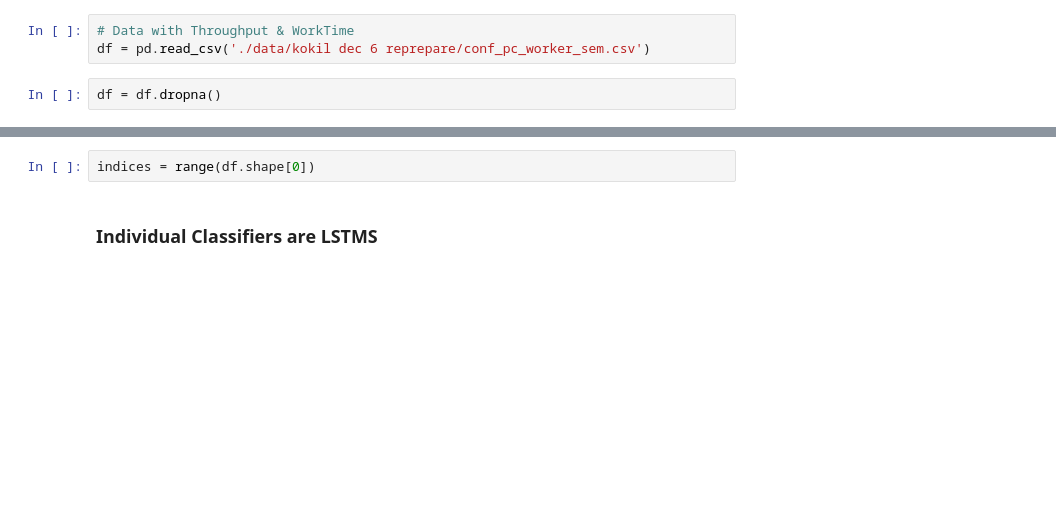
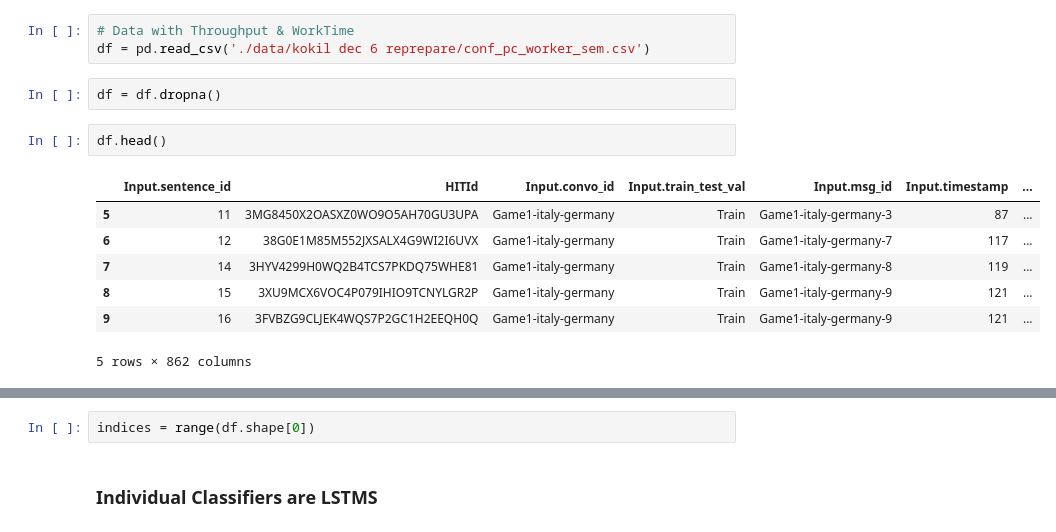
Before and after one commit to quarbby/diplomacy-betrayal, a Jupyter notebook: pipeline-onehot.ipynb, the cells around one changed output, grey strips where cells are left out. Drawn from its saved outputs; the diff is of its cells as text; blank space fills up the shorter version.

```diff
--- a/pipeline-onehot.ipynb
+++ b/pipeline-onehot.ipynb
@@ -30,6 +32,16 @@ from sklearn.metrics import precision_recall_fscore_support
 df = pd.read_csv('./data/kokil dec 6 reprepare/conf_pc_worker_sem.csv')
 # %%
 df = df.dropna()
+# %%
+df.head()
+# %% [output]
+|  | Input.sentence_id | HITId | Input.convo_id | Input.train_test_val | Input.msg_id | Input.timestamp | ... |
+| 5 | 11 | 3MG8450X2OASXZ0WO9O5AH70GU3UPA | Game1-italy-germany | Train | Game1-italy-germany-3 | 87 | ... |
+| 6 | 12 | 38G0E1M85M552JXSALX4G9WI2I6UVX | Game1-italy-germany | Train | Game1-italy-germany-7 | 117 | ... |
+| 7 | 14 | 3HYV4299H0WQ2B4TCS7PKDQ75WHE81 | Game1-italy-germany | Train | Game1-italy-germany-8 | 119 | ... |
+| 8 | 15 | 3XU9MCX6VOC4P079IHIO9TCNYLGR2P | Game1-italy-germany | Train | Game1-italy-germany-9 | 121 | ... |
+| 9 | 16 | 3FVBZG9CLJEK4WQS7P2GC1H2EEQH0Q | Game1-italy-germany | Train | Game1-italy-germany-9 | 121 | ... |
+5 rows × 862 columns
 # %%
 # # Throughput (weighted by variance)
 # df_throughput = df[['Throughput.1', 'Throughput.2', 'Throughput.3', 'Throughput.4', 'Throughput.5']].copy()
```
Also changed, not shown: parts of 38 cells of this notebook.
